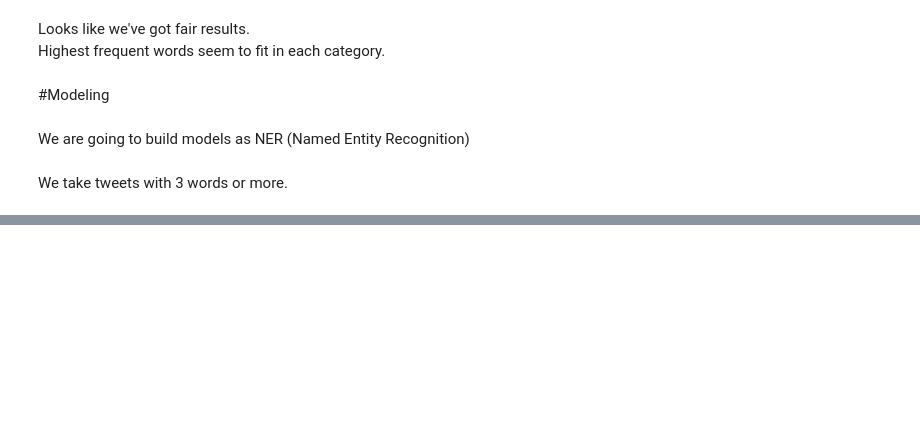
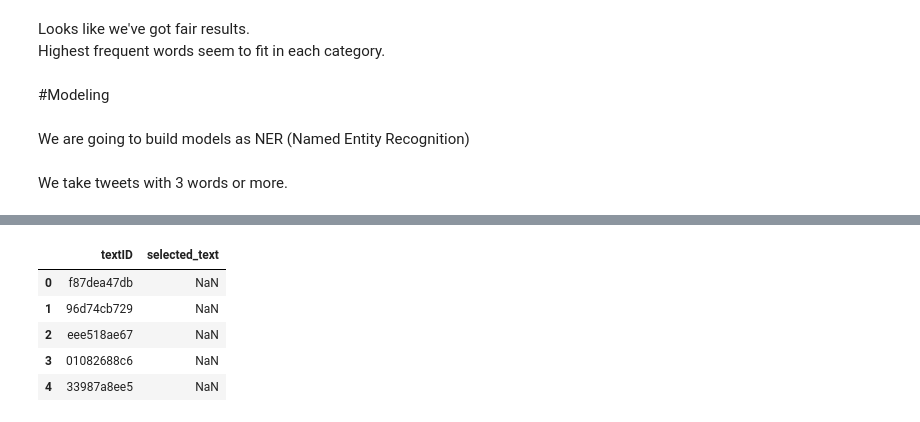
Before and after one commit to NanoPyro/prec_class, a Jupyter notebook: Midterm_Project.ipynb, the cells around one changed output, grey strips where cells are left out. Drawn from its saved outputs; the diff is of its cells as text; code cells hidden in the pictures; blank space fills up the shorter version.

```diff
--- a/Midterm_Project.ipynb
+++ b/Midterm_Project.ipynb
@@ -627,0 +711,9 @@ def store_model(path, nlp, model):
+# %%
+ss_df.head()
+# %% [output]
+|  | textID | selected_text |
+| 0 | f87dea47db | NaN |
+| 1 | 96d74cb729 | NaN |
+| 2 | eee518ae67 | NaN |
+| 3 | 01082688c6 | NaN |
+| 4 | 33987a8ee5 | NaN |
```
Also changed, not shown: parts of 16 cells of this notebook.
